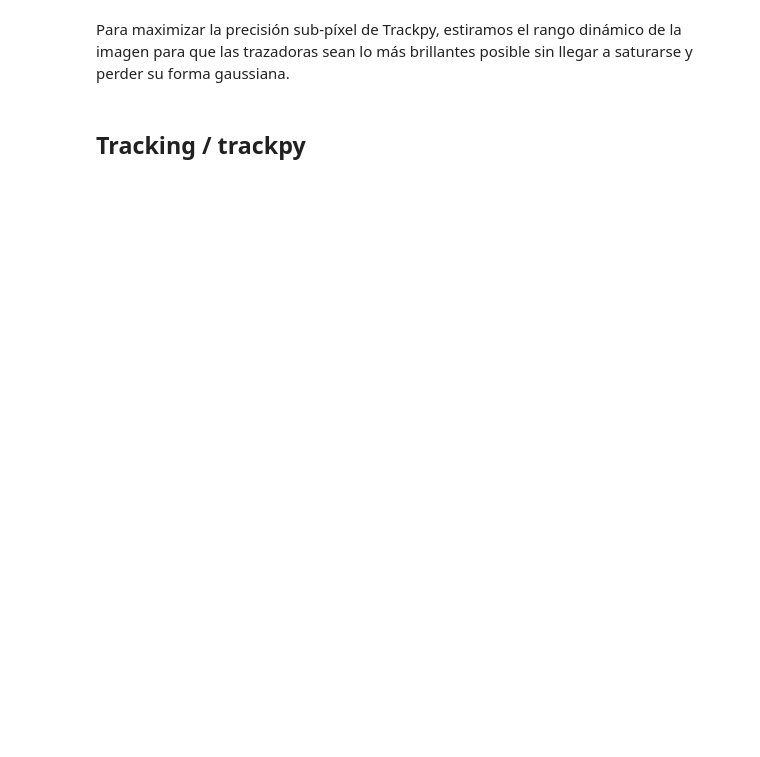
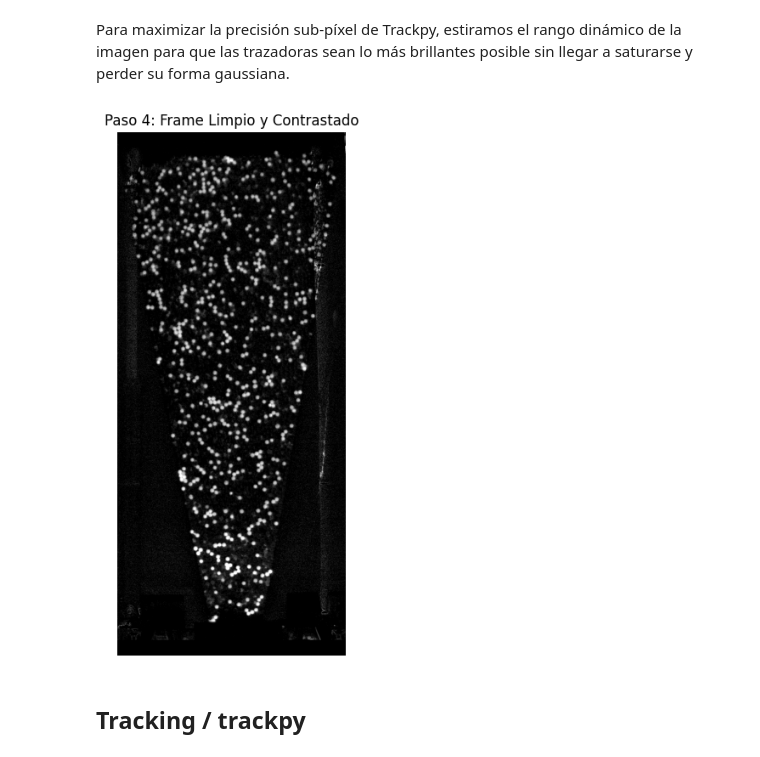
Before and after one commit to LijsTh/Hidrogel-Lab, a Jupyter notebook: notebooks/01_velocity_pipeline.ipynb, the cells around one changed output. Cells and saved outputs as stored; diff of their text form; code cells hidden in the pictures; blank space fills up the shorter version.

```diff
--- a/notebooks/01_velocity_pipeline.ipynb
+++ b/notebooks/01_velocity_pipeline.ipynb
@@ -74,22 +120,25 @@ plt.show()
 # %% [markdown]
 Para maximizar la precisión sub-píxel de Trackpy, estiramos el rango dinámico de la imagen para que las trazadoras sean lo más brillantes posible sin llegar a saturarse y perder su forma gaussiana.
 # %%
-# Encontramos los límites reales de la imagen, ignorando picos extremos de ruido
-v_min = np.min(frames)
-v_max = np.percentile(frames, 99.9)
+# Sustracción + estiramiento a uint8, frame a frame (sólo la salida uint8 vive en RAM).
+# La resta con min-background ya borra los reflejos persistentes -> no hace falta máscara aparte.
+scale = 240.0 / (v_max - v_min)
+frames_masked = np.empty((n_frames, H, W), dtype=np.uint8)
+buf = np.empty((H, W), dtype=np.float32)
 
-# Estiramiento lineal en sitio: modifica frames directamente para no duplicar memoria
-frames -= v_min
-frames /= (v_max - v_min)
-frames *= 240.0
-np.clip(frames, 0, 255, out=frames)
+for i in range(n_frames):
+    np.subtract(load_frame(i), background, out=buf)
+    buf -= v_min
+    buf *= scale
+    np.clip(buf, 0, 255, out=buf)
+    frames_masked[i] = buf
 
-# Conversión a uint8 (1 byte/px) y liberación del float32 (4 bytes/px)
-frames_clean = frames.astype(np.uint8)
-del frames
+del background
 
 plt.figure(figsize=(6, 8))
-plt.imshow(frames_clean[100], cmap="gray")
+plt.imshow(frames_masked[100], cmap="gray")
 plt.title("Paso 4: Frame Limpio y Contrastado")
 plt.axis("off")
 plt.show()
+# %% [output]
+[figure, added]
```
Also changed, not shown: parts of 24 cells of this notebook, 2 other files.
